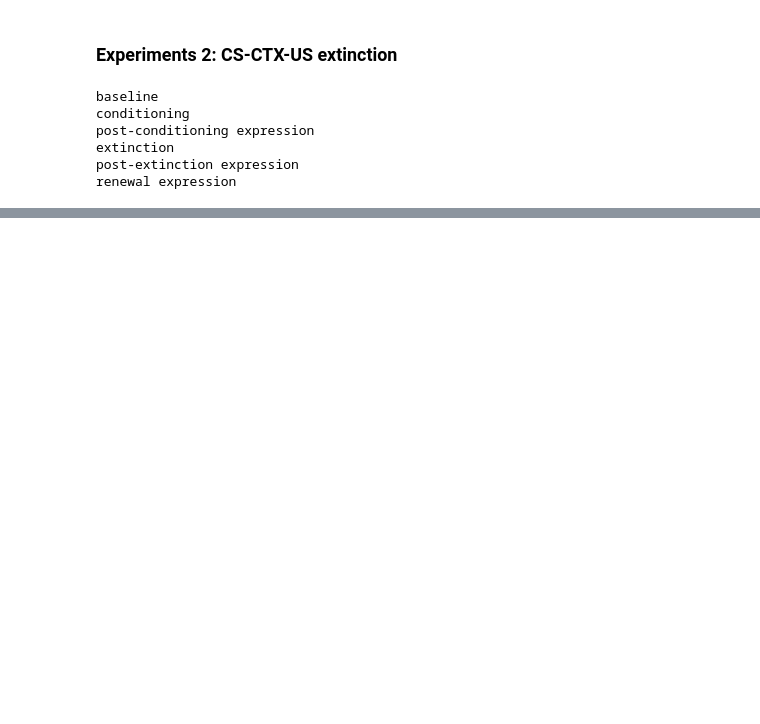
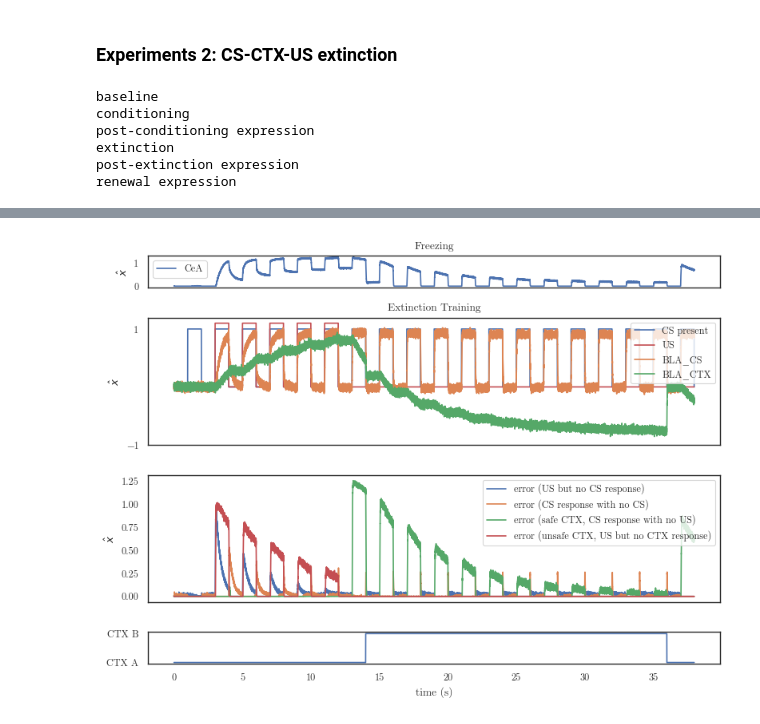
Before and after one commit to psipeter/amygdala, a Jupyter notebook: new.ipynb, the cells around one changed output, grey strips where cells are left out. Cells and saved outputs as stored; diff of their text form; code cells hidden in the pictures; blank space fills up the shorter version.

```diff
--- a/new.ipynb
+++ b/new.ipynb
@@ -388,0 +361,11 @@ np.dot(inputs.CTXs[0], inputs.CTXs[1])
+# %%
+with net:
+    # error ensembles
+    error_CTX_fear = nengo.Ensemble(nNeurons, 1, intercepts=intercepts_pos, encoders=encoders_pos)
+    # CTX error connections
+    nengo.Connection(BLA, error_CTX_fear, function=lambda x: x[1]-x[2])   # US response - CTX response
+    nengo.Connection(BLA, error_CTX_fear.neurons,
+        function=lambda x: 1-x[1], transform=-1e0*np.ones((nNeurons,1)))  # inhibit unless US is present
+    nengo.Connection(error_CTX_fear, extinction.learning_rule, transform=-1)
+    # probes
+    pError_CTX_fear = nengo.Probe(error_CTX_fear)
@@ -388,0 +420,28 @@ np.dot(inputs.CTXs[0], inputs.CTXs[1])
+# %%
+fig, axes = plt.subplots(nrows=4, ncols=1, sharex=True, figsize=((8,6)), gridspec_kw={'height_ratios': [1,4,4,1]})
+axes[0].plot(sim.trange(), sim.data[pCeA], label="CeA")
+# axes[0].plot(sim.trange(), sim.data[pLA][:,0] + sim.data[pBLA][:,2], label="diff")
+axes[0].set(yticks=((0, 1)), ylabel=r"$\hat{x}$", title="Freezing")
+axes[0].legend()
+axes[1].plot(sim.trange(), np.linalg.norm(sim.data[pCS], ord=2, axis=1), label="CS present")
+axes[1].plot(sim.trange(), 1.1*sim.data[pUS], label="US", c='r')
+axes[1].plot(sim.trange(), sim.data[pBLA][:,0], label="BLA_CS")
+# axes[1].plot(sim.trange(), sim.data[pBLA][:,1], label="BLA_US")
+axes[1].plot(sim.trange(), sim.data[pBLA][:,2], label="BLA_CTX")
+axes[1].legend()
+axes[1].set(yticks=((-1,1)), ylabel=r"$\hat{x}$", title="Extinction Training")
+axes[2].plot(sim.trange(), sim.data[pError_CS], label="error (US but no CS response)")
+axes[2].plot(sim.trange(), sim.data[pError_noCS], label="error (CS response with no CS)")
+axes[2].plot(sim.trange(), sim.data[pError_CTX_safe], label="error (safe CTX, CS response with no US)")
+axes[2].plot(sim.trange(), sim.data[pError_CTX_fear], label="error (unsafe CTX, US but no CTX response)")
+axes[2].legend()
+axes[2].set(ylabel=r"$\hat{x}$")
+ctxA_idx = np.where(sim.data[pCTX]==inputs.CTXs[0])[0]
+ctxB_idx = np.where(sim.data[pCTX]==inputs.CTXs[1])[0]
+ctx_signal = np.zeros((sim.trange().shape[0]))
+ctx_signal[ctxB_idx] = 1
+axes[3].plot(sim.trange(), ctx_signal, label="CTX")
+axes[3].set(xlabel="time (s)", yticks=((0,1)), yticklabels=(("CTX A", "CTX B")))
+plt.tight_layout()
+# %% [output]
+[figure, added]
```
Also changed, not shown: parts of 24 cells of this notebook.
